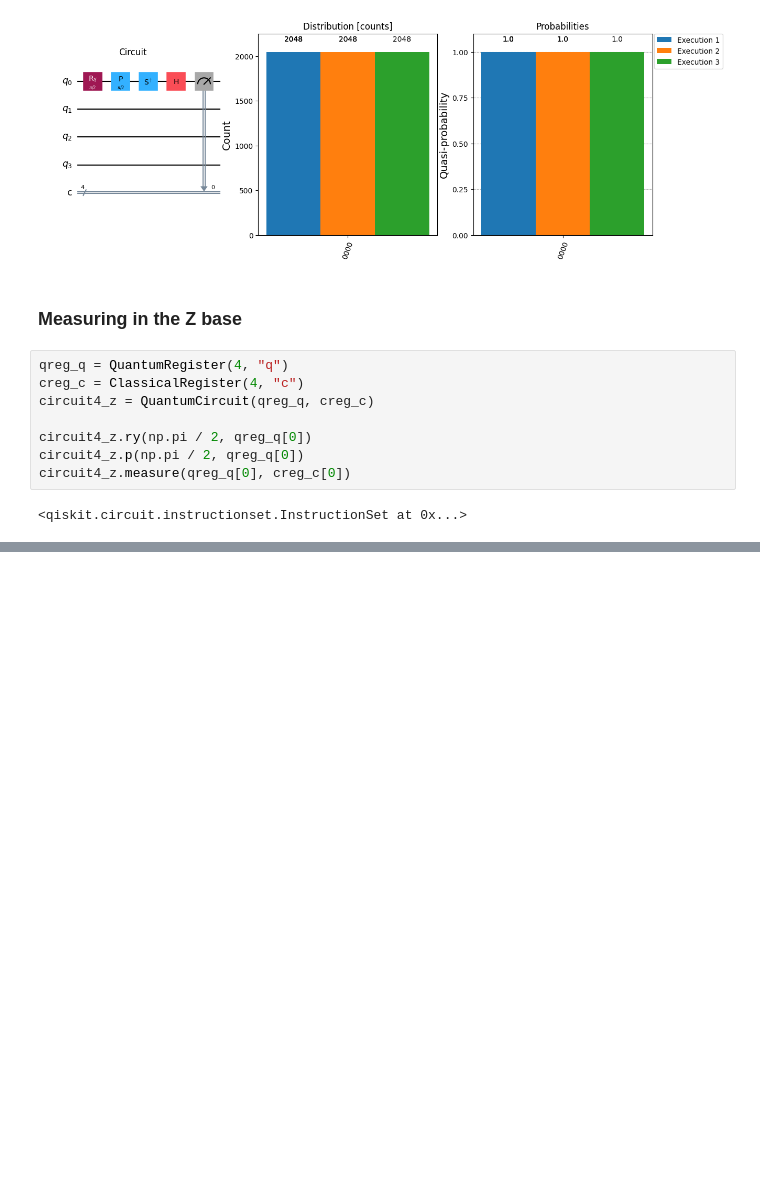
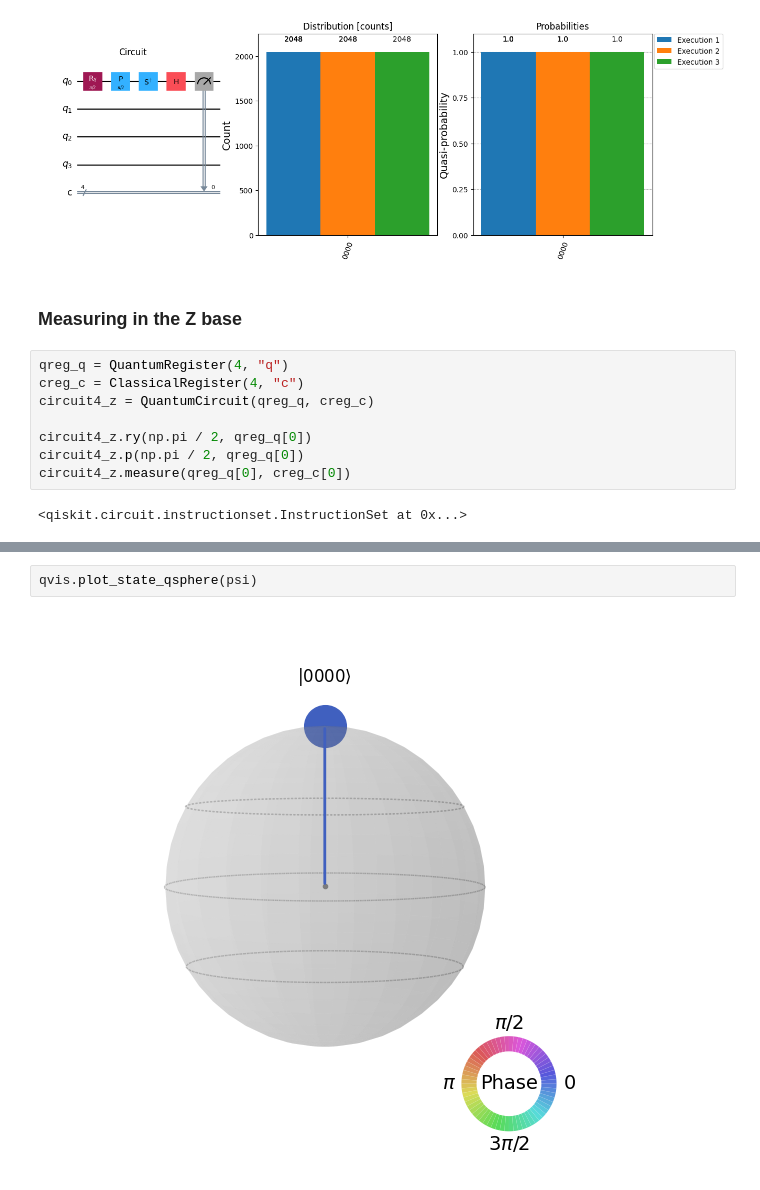
Before and after one commit to AmevinLS/quantum-uni, a Jupyter notebook: project1/project1.ipynb, the cells around one changed output, grey strips where cells are left out. Cells and saved outputs as stored; diff of their text form; blank space fills up the shorter version.

```diff
--- a/project1/project1.ipynb
+++ b/project1/project1.ipynb
@@ -149,0 +169,4 @@ plot_circuit_and_results(circuit4_z, counts)
+# %%
+qvis.plot_state_qsphere(psi)
+# %% [output]
+[figure, added]
```
Also changed, not shown: parts of 21 cells of this notebook, 2 other files.
